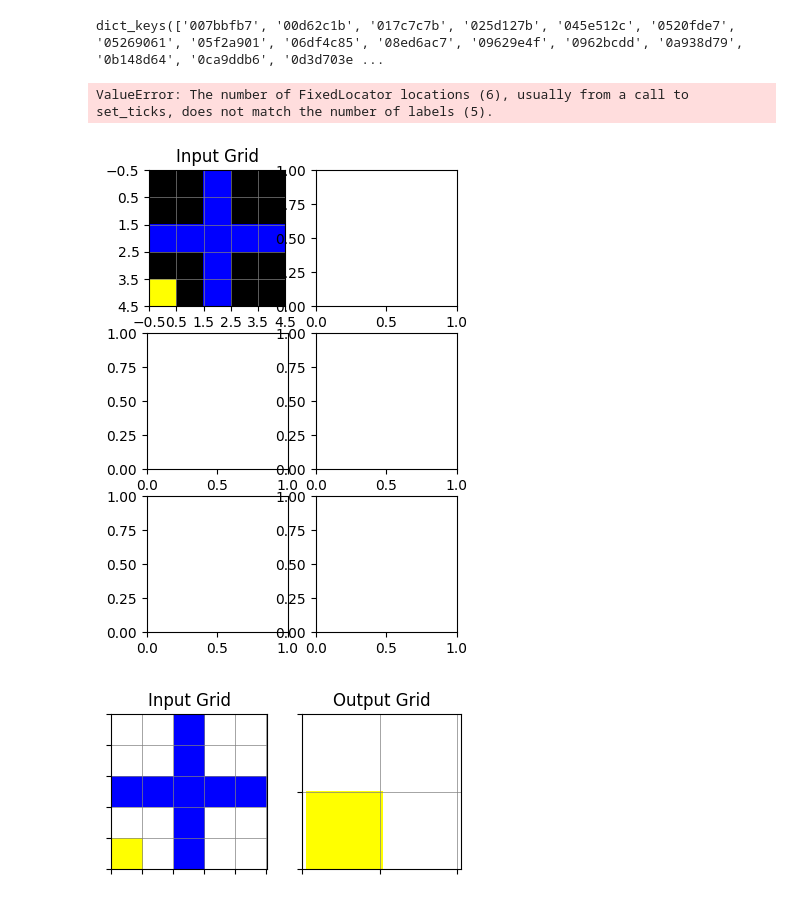
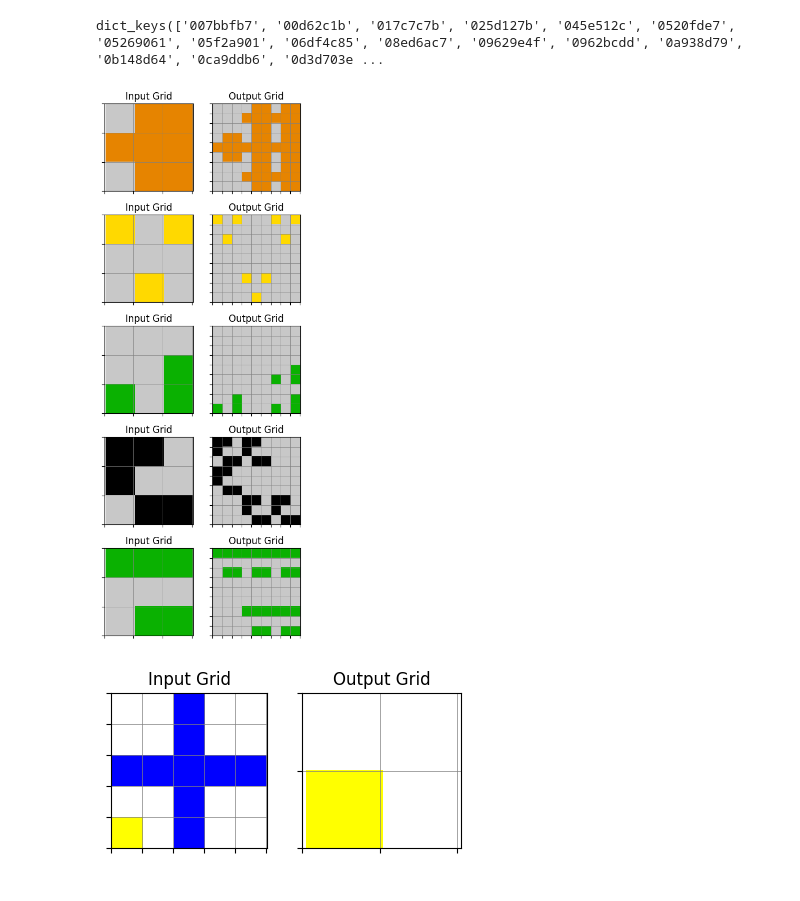
Before and after one commit to christianjensen2903/ARC-Challenge, a Jupyter notebook: preprocessing.ipynb, the cells around one changed output. Cells and saved outputs as stored; diff of their text form; code cells hidden in the pictures.

```diff
--- a/preprocessing.ipynb
+++ b/preprocessing.ipynb
@@ -14,80 +14,68 @@ challenges.keys()
 dict_keys(['007bbfb7', '00d62c1b', '017c7c7b', '025d127b', '045e512c', '0520fde7', '05269061', '05f2a901', '06df4c85', '08ed6ac7', '09629e4f', '0962bcdd', '0a938d79', '0b148d64', '0ca9ddb6', '0d3d703e ...
 # %%
 rgb_lookup = {
-    0: (0, 0, 0),  # Nothing (empty space)
+    0: (200, 200, 200),  # Nothing (empty space)
     1: (205, 23, 24),  # Red (🔴)
     2: (10,177,1),  # Green (🟢)
     3: (0,89,209),  # Blue (🔵)
     4: (255, 217, 0),  # Yellow (🟡)
     5: (170, 38, 255),  # Purple (🟣)
-    6: (128, 128, 128),  # Grey (⚫️)
+    6: (0, 0, 0),  # Grey (⚫️)
     7: (230, 132, 0),  # Orange (🟠)
-    8: (217, 217, 217),  # White (⚪️)
+    8: (255, 255, 255),  # White (⚪️)
     9: (122, 71, 34),  # Brown (🟤)
 }
 
 def replace_with_colors(grid: np.ndarray) -> np.ndarray:
     return np.array([[rgb_lookup[value] for value in row] for row in grid])
 # %%
-import numpy as np
 from matplotlib import pyplot as plt
 
-# Function to replace grid values with colors (assuming it's already defined)
-def replace_with_colors(grid):
-    # Example function to replace grid values with colors, you can modify as needed
-    color_map = {0: [255, 255, 255], 1: [255, 0, 0], 2: [0, 255, 0], 3: [0, 0, 255], 4: [255, 255, 0]}  # example color map
-    return np.array([[color_map.get(value, [0, 0, 0]) for value in row] for row in grid])
+example_id = "007bbfb7"
 
-# Function to visualize grid with color scheme and chessboard notation
-def visualize_grids_with_colors_and_labels(grids: list[dict[str, list[list[int]]]]):
+# Function to visualize grid with color scheme
+def visualize_grids_with_colors(grids: list[dict[str, list[list[int]]]]):
     n_grids = len(grids)
     fig, axes = plt.subplots(n_grids, 2, figsize=(4, n_grids * 2))
 
     if n_grids == 1:
         axes = [axes]
 
     for i, grid in enumerate(grids):
         input_grid = np.array(grid['input'])
         output_grid = np.array(grid['output'])
 
         # Replace input and output grids with color values
         input_grid_colored = replace_with_colors(input_grid)
         output_grid_colored = replace_with_colors(output_grid)
 
-        # Define the labels for chessboard notation
-        columns_labels = list("ABCDEFGHIJKLMNOPQRSTUVWXYZ")[:input_grid.shape[1]]  # For columns
-        row_labels = [str(i + 1) for i in range(input_grid.shape[0])]  # For rows
-
-        # Plot input grid with chessboard notation
+        # Plot input grid
         axes[i][0].imshow(input_grid_colored, interpolation='nearest')
         axes[i][0].set_title('Input Grid')
         axes[i][0].axis('on')
         axes[i][0].grid(True, which='both', color='gray', linestyle='-', linewidth=0.5)
-        axes[i][0].set_xticks(np.arange(-0.5, input_grid.shape[1], 1))
+        axes[i][0].set_xticks(np.arange(-0.55, input_grid.shape[1], 1))
         axes[i][0].set_yticks(np.arange(-0.5, input_grid.shape[0], 1))
-        axes[i][0].set_xticklabels(columns_labels)
-        axes[i][0].set_yticklabels(row_labels)
+        axes[i][0].set_xticklabels([])
+        axes[i][0].set_yticklabels([])
 
-        # Plot output grid with chessboard notation
+        # Plot output grid
         axes[i][1].imshow(output_grid_colored, interpolation='nearest')
         axes[i][1].set_title('Output Grid')
         axes[i][1].axis('on')
         axes[i][1].grid(True, which='both', color='gray', linestyle='-', linewidth=0.5)
-        axes[i][1].set_xticks(np.arange(-0.5, output_grid.shape[1], 1))
+        axes[i][1].set_xticks(np.arange(-0.55, output_grid.shape[1], 1))
         axes[i][1].set_yticks(np.arange(-0.5, output_grid.shape[0], 1))
-        axes[i][1].set_xticklabels(columns_labels)
-        axes[i][1].set_yticklabels(row_labels)
+        axes[i][1].set_xticklabels([])
+        axes[i][1].set_yticklabels([])
 
     plt.tight_layout()
     plt.show()
 
-example_id = "2dc579da"
-
 # Example usage with colored grids
-visualize_grids_with_colors_and_labels(challenges[example_id]['train'])
+visualize_grids_with_colors(challenges[example_id]['train'])
 # %% [output]
-ValueError: The number of FixedLocator locations (6), usually from a call to set_ticks, does not match the number of labels (5).
-[figure, old version]
+[figure, new version]
 # %%
 def transform(grid: np.ndarray) -> np.ndarray:
     # Divide the grid into 4 squares by a cross
```
Also changed, not shown: 5 other files.
